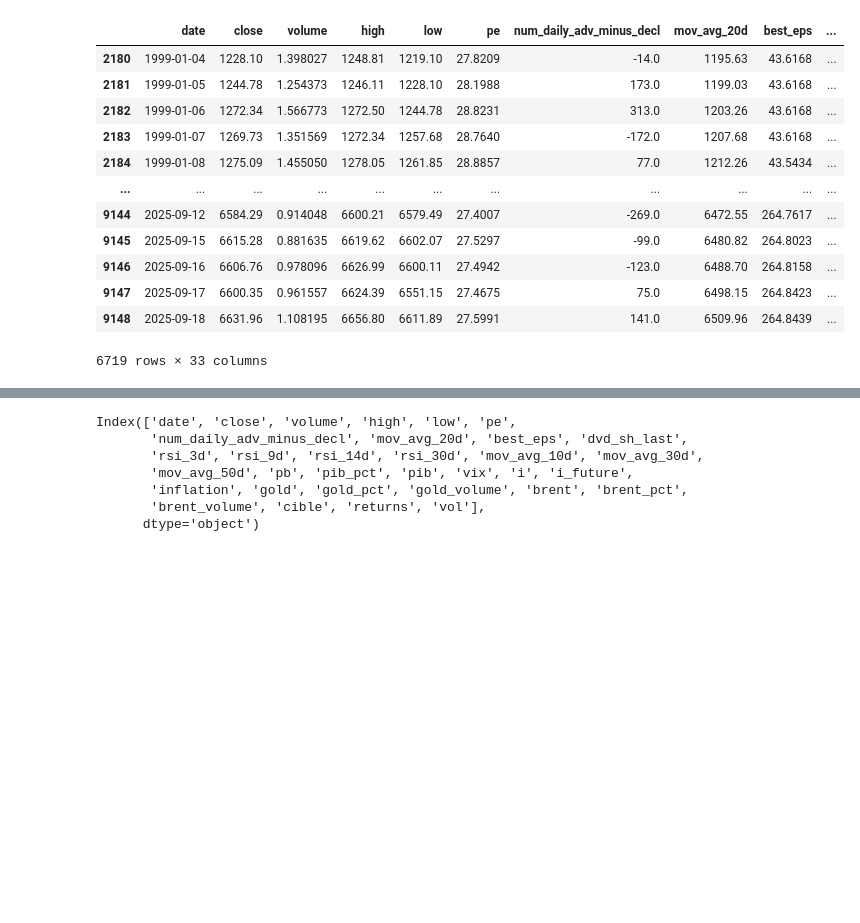
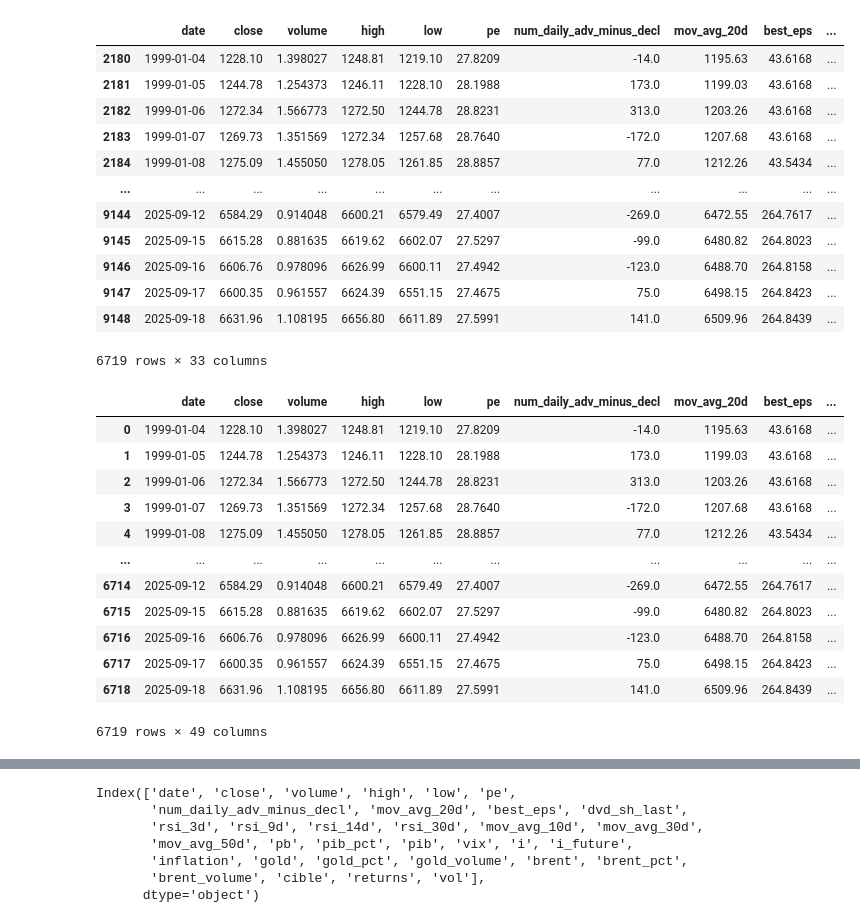
Before and after one commit to Alazuz/bigdata_project, a Jupyter notebook: test.ipynb, the cells around one changed output, grey strips where cells are left out. Cells and saved outputs as stored; diff of their text form; code cells hidden in the pictures; blank space fills up the shorter version.

```diff
--- a/test.ipynb
+++ b/test.ipynb
@@ -7,11 +7,19 @@ import statsmodels.api as sm
 from arch import arch_model
 # %%
 def read(file_name):
-    df = pd.read_excel(f"data/{file_name}.xlsx")
+    xl = 0
+    try:
+        df = pd.read_excel(f"data/{file_name}.xlsx")
+        xl = 1
+    except:
+        df = pd.read_csv(f"data/{file_name}.csv", sep='|', encoding='utf-8', on_bad_lines='skip')
+        xl = 0
+
     df.columns = df.columns.str.lower()
     if 'date' in df.columns:
         df['date'] = pd.to_datetime(df['date'], errors='coerce')
-        df['year'] = df['date'].dt.year
+        if xl:
+            df['year'] = df['date'].dt.year
     return df
 # %%
 brent = read('brent')
@@ -55,3 +63,44 @@ df
 | 9147 | 2025-09-17 | 6600.35 | 0.961557 | 6624.39 | 6551.15 | 27.4675 | 75.0 | 6498.15 | 264.8423 | ... |
 | 9148 | 2025-09-18 | 6631.96 | 1.108195 | 6656.80 | 6611.89 | 27.5991 | 141.0 | 6509.96 | 264.8439 | ... |
 6719 rows × 33 columns
+# %%
+score = pd.read_csv("data/score.csv", sep = '|')
+score['date'] = pd.to_datetime(score['date'], errors='coerce').dt.date
+df['date'] = pd.to_datetime(df['date'], errors='coerce').dt.date
+
+data1 = df.merge(score, on = 'date', how = 'left').fillna(0)
+data1['momentum_10d'] = data1['close'] - data1['close'].shift(10)
+ema_12 = data1['close'].ewm(span=12, adjust=False).mean()
+ema_26 = data1['close'].ewm(span=26, adjust=False).mean()
+data1['macd'] = ema_12 - ema_26
+data1['macd_signal'] = data1['macd'].ewm(span=9, adjust=False).mean()
+data1['bb_upper'] = data1['mov_avg_20d'] + 2 * data1['close'].rolling(20).std()
+data1['bb_lower'] = data1['mov_avg_20d'] - 2 * data1['close'].rolling(20).std()
+
+data1['mov_avg_100d'] = data1['close'].rolling(window=100).mean()
+data1['mov_avg_200d'] = data1['close'].rolling(window=200).mean()
+
+data1['mov_avg_10_50_diff'] = data1['mov_avg_10d'] - data1['mov_avg_50d']
+data1['mov_avg_20_50_diff'] = data1['mov_avg_20d'] - data1['mov_avg_50d']
+data1['close_minus_10d'] = data1['close'] - data1['mov_avg_10d']
+data1['close_minus_20d'] = data1['close'] - data1['mov_avg_20d']
+data1['close_minus_30d'] = data1['close'] - data1['mov_avg_30d']
+data1['close_minus_50d'] = data1['close'] - data1['mov_avg_50d']
+data1['close_minus_100d'] = data1['close'] - data1['mov_avg_100d']  # si calculée
+data1['close_minus_200d'] = data1['close'] - data1['mov_avg_200d']
+
+data1
+# %% [output]
+|  | date | close | volume | high | low | pe | num_daily_adv_minus_decl | mov_avg_20d | best_eps | ... |
+| 0 | 1999-01-04 | 1228.10 | 1.398027 | 1248.81 | 1219.10 | 27.8209 | -14.0 | 1195.63 | 43.6168 | ... |
+| 1 | 1999-01-05 | 1244.78 | 1.254373 | 1246.11 | 1228.10 | 28.1988 | 173.0 | 1199.03 | 43.6168 | ... |
+| 2 | 1999-01-06 | 1272.34 | 1.566773 | 1272.50 | 1244.78 | 28.8231 | 313.0 | 1203.26 | 43.6168 | ... |
+| 3 | 1999-01-07 | 1269.73 | 1.351569 | 1272.34 | 1257.68 | 28.7640 | -172.0 | 1207.68 | 43.6168 | ... |
+| 4 | 1999-01-08 | 1275.09 | 1.455050 | 1278.05 | 1261.85 | 28.8857 | 77.0 | 1212.26 | 43.5434 | ... |
+| ... | ... | ... | ... | ... | ... | ... | ... | ... | ... | ... |
+| 6714 | 2025-09-12 | 6584.29 | 0.914048 | 6600.21 | 6579.49 | 27.4007 | -269.0 | 6472.55 | 264.7617 | ... |
+| 6715 | 2025-09-15 | 6615.28 | 0.881635 | 6619.62 | 6602.07 | 27.5297 | -99.0 | 6480.82 | 264.8023 | ... |
+| 6716 | 2025-09-16 | 6606.76 | 0.978096 | 6626.99 | 6600.11 | 27.4942 | -123.0 | 6488.70 | 264.8158 | ... |
+| 6717 | 2025-09-17 | 6600.35 | 0.961557 | 6624.39 | 6551.15 | 27.4675 | 75.0 | 6498.15 | 264.8423 | ... |
+| 6718 | 2025-09-18 | 6631.96 | 1.108195 | 6656.80 | 6611.89 | 27.5991 | 141.0 | 6509.96 | 264.8439 | ... |
+6719 rows × 49 columns
```
Also changed, not shown: parts of 2 cells of this notebook, 6 other files.
